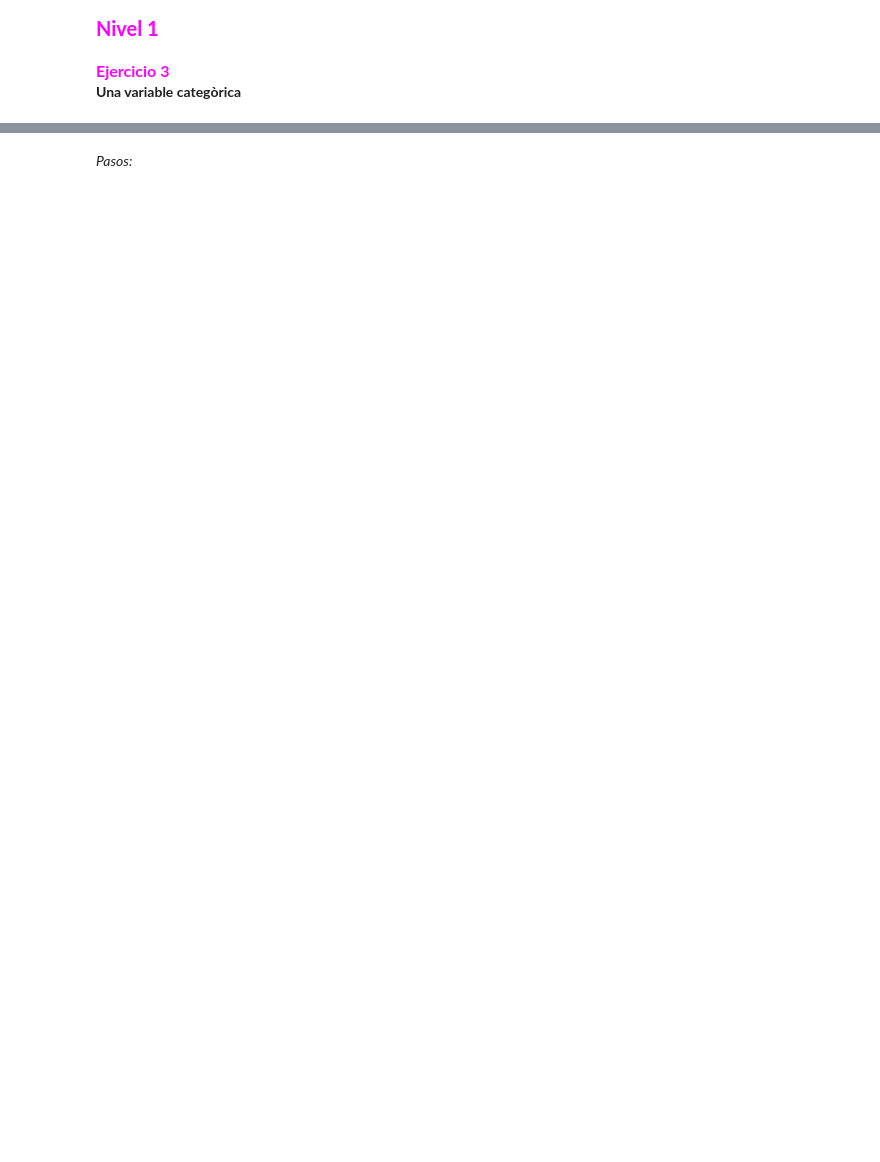
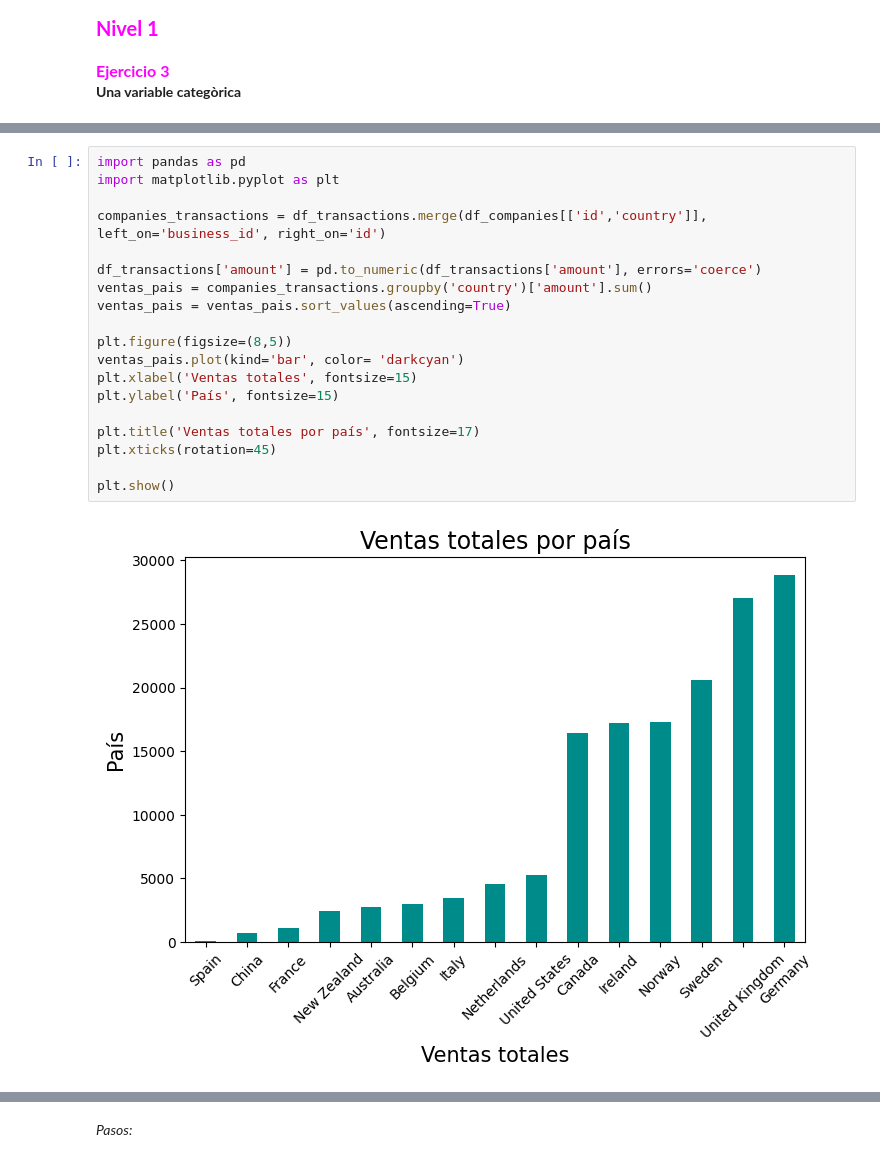
Before and after one commit to Nathalia-GM2912/Data_Analytics_2024, a Jupyter notebook: Sprint_8_Python/Sprint_8.01.ipynb, the cells around one changed output, grey strips where cells are left out. Cells and saved outputs as stored; diff of their text form; blank space fills up the shorter version.

```diff
--- a/Sprint_8_Python/Sprint_8.01.ipynb
+++ b/Sprint_8_Python/Sprint_8.01.ipynb
@@ -310,0 +360,21 @@ Esto sugiere que el peso no es el factor principal que determina el precio; es p
+# %%
+import pandas as pd
+import matplotlib.pyplot as plt
+
+companies_transactions = df_transactions.merge(df_companies[['id','country']], left_on='business_id', right_on='id')
+
+df_transactions['amount'] = pd.to_numeric(df_transactions['amount'], errors='coerce')
+ventas_pais = companies_transactions.groupby('country')['amount'].sum()
+ventas_pais = ventas_pais.sort_values(ascending=True)
+
+plt.figure(figsize=(8,5))
+ventas_pais.plot(kind='bar', color= 'darkcyan')
+plt.xlabel('Ventas totales', fontsize=15)
+plt.ylabel('País', fontsize=15)
+
+plt.title('Ventas totales por país', fontsize=17)
+plt.xticks(rotation=45)
+
+plt.show()
+# %% [output]
+[figure, added]
```
Also changed, not shown: parts of 22 cells of this notebook.
